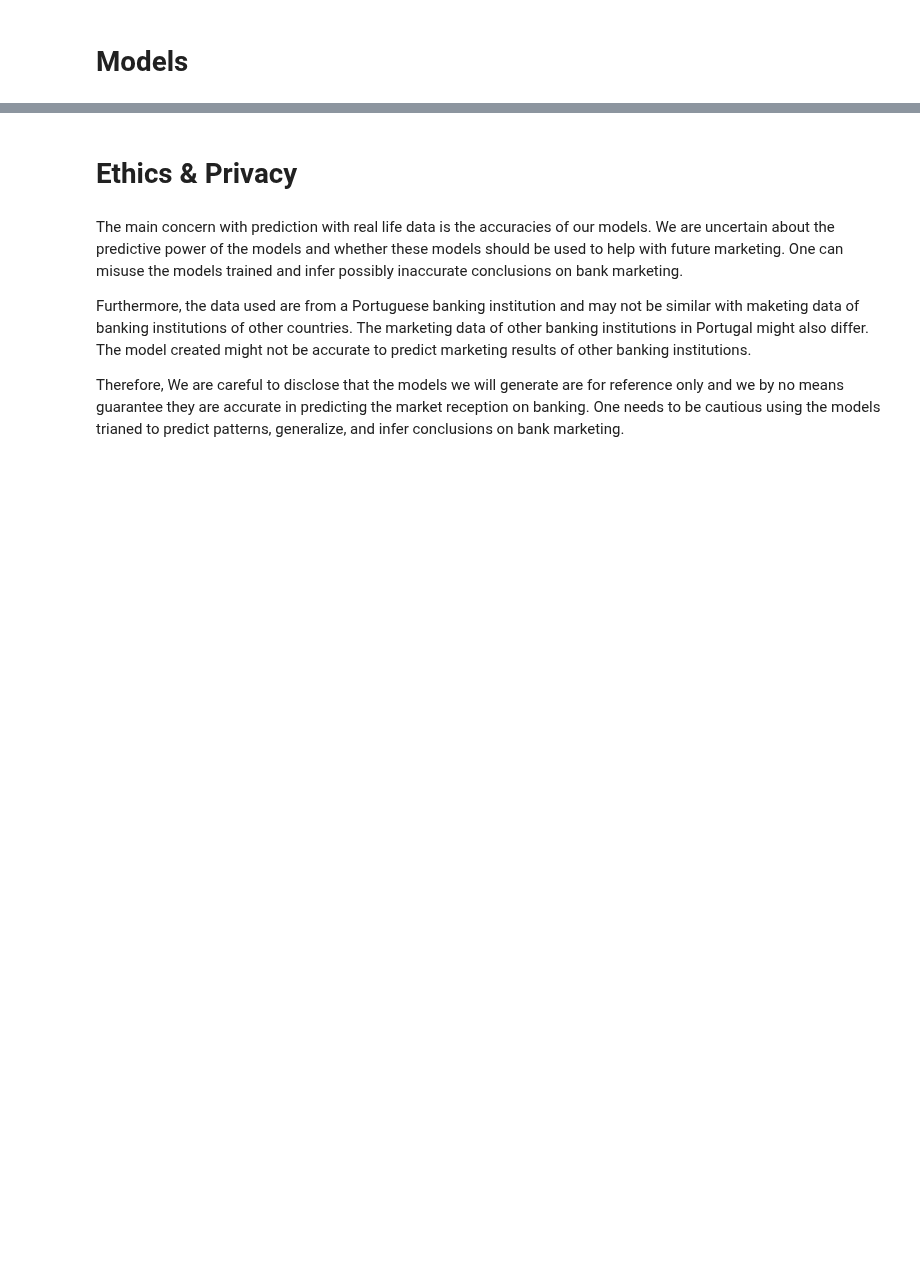
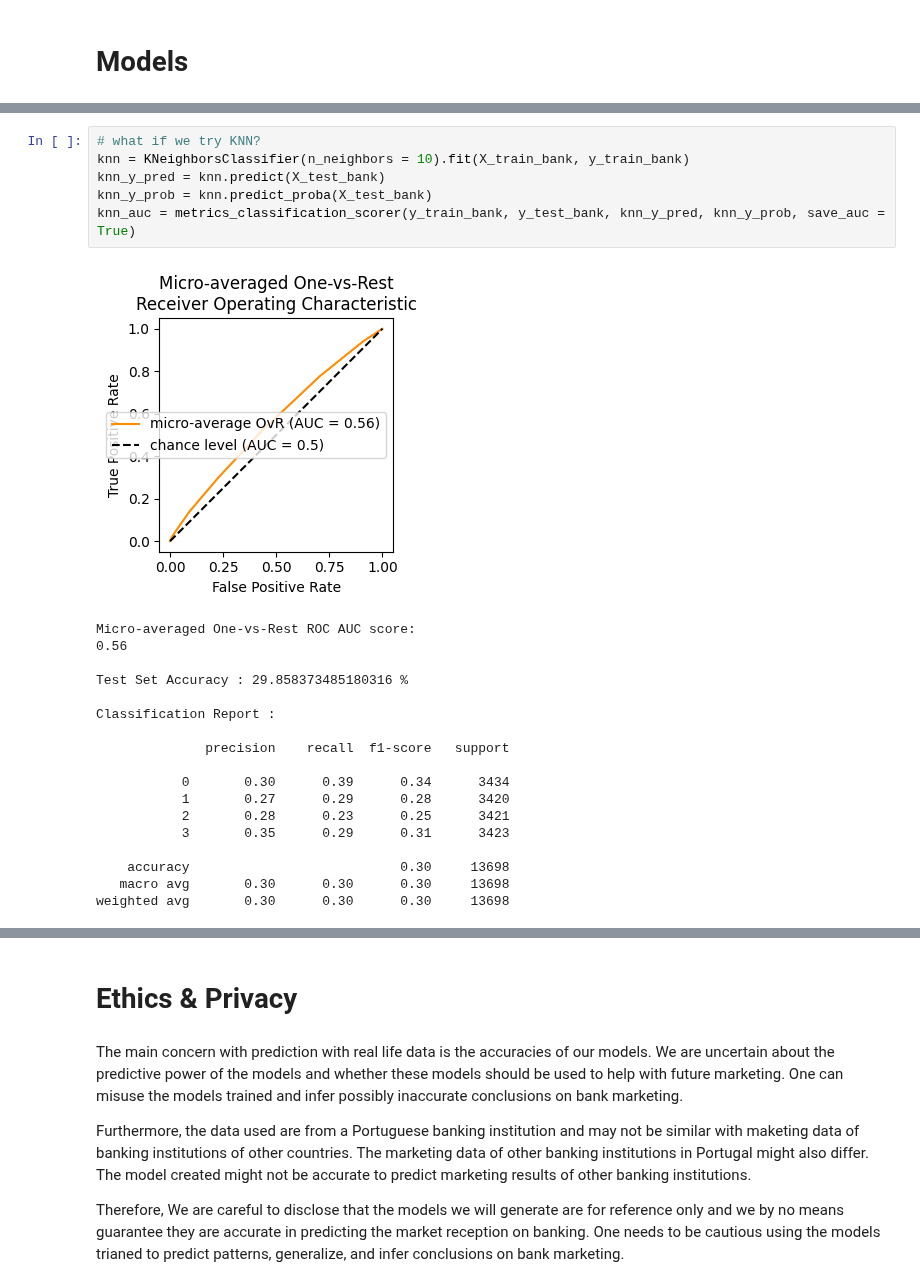
Before and after one commit to COGS118A/Group030-Wi23, a Jupyter notebook: CheckpointGroup030-Wi23.ipynb, the cells around one changed output, grey strips where cells are left out. Cells and saved outputs as stored; diff of their text form; blank space fills up the shorter version.

```diff
--- a/CheckpointGroup030-Wi23.ipynb
+++ b/CheckpointGroup030-Wi23.ipynb
@@ -379,0 +432,25 @@ plt.show()
+# %%
+# what if we try KNN?
+knn = KNeighborsClassifier(n_neighbors = 10).fit(X_train_bank, y_train_bank)
+knn_y_pred = knn.predict(X_test_bank)
+knn_y_prob = knn.predict_proba(X_test_bank)
+knn_auc = metrics_classification_scorer(y_train_bank, y_test_bank, knn_y_pred, knn_y_prob, save_auc = True)
+# %% [output]
+[figure, added]
+Micro-averaged One-vs-Rest ROC AUC score:
+0.56
+
+Test Set Accuracy : 29.858373485180316 %
+
+Classification Report :
+
+              precision    recall  f1-score   support
+
+           0       0.30      0.39      0.34      3434
+           1       0.27      0.29      0.28      3420
+           2       0.28      0.23      0.25      3421
+           3       0.35      0.29      0.31      3423
+
+    accuracy                           0.30     13698
+   macro avg       0.30      0.30      0.30     13698
+weighted avg       0.30      0.30      0.30     13698
```
Also changed, not shown: parts of 21 cells of this notebook.
